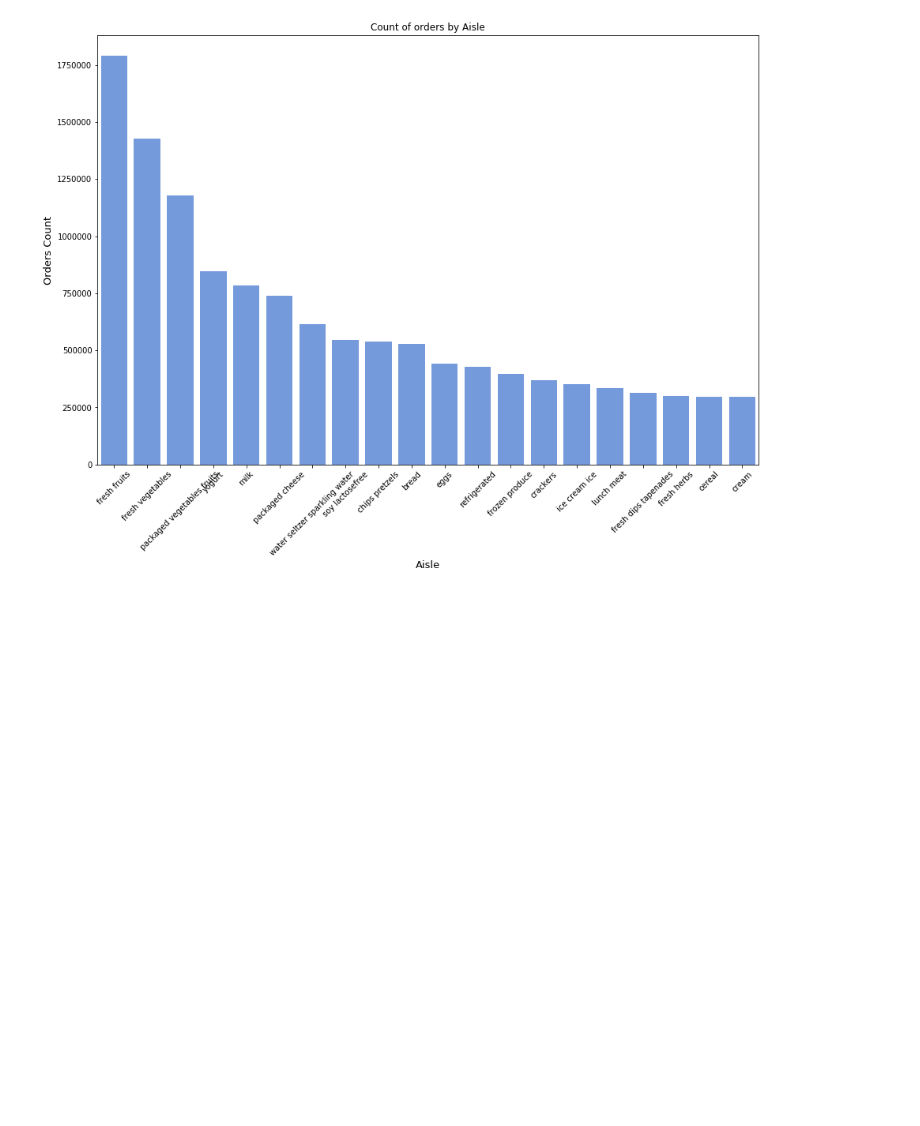
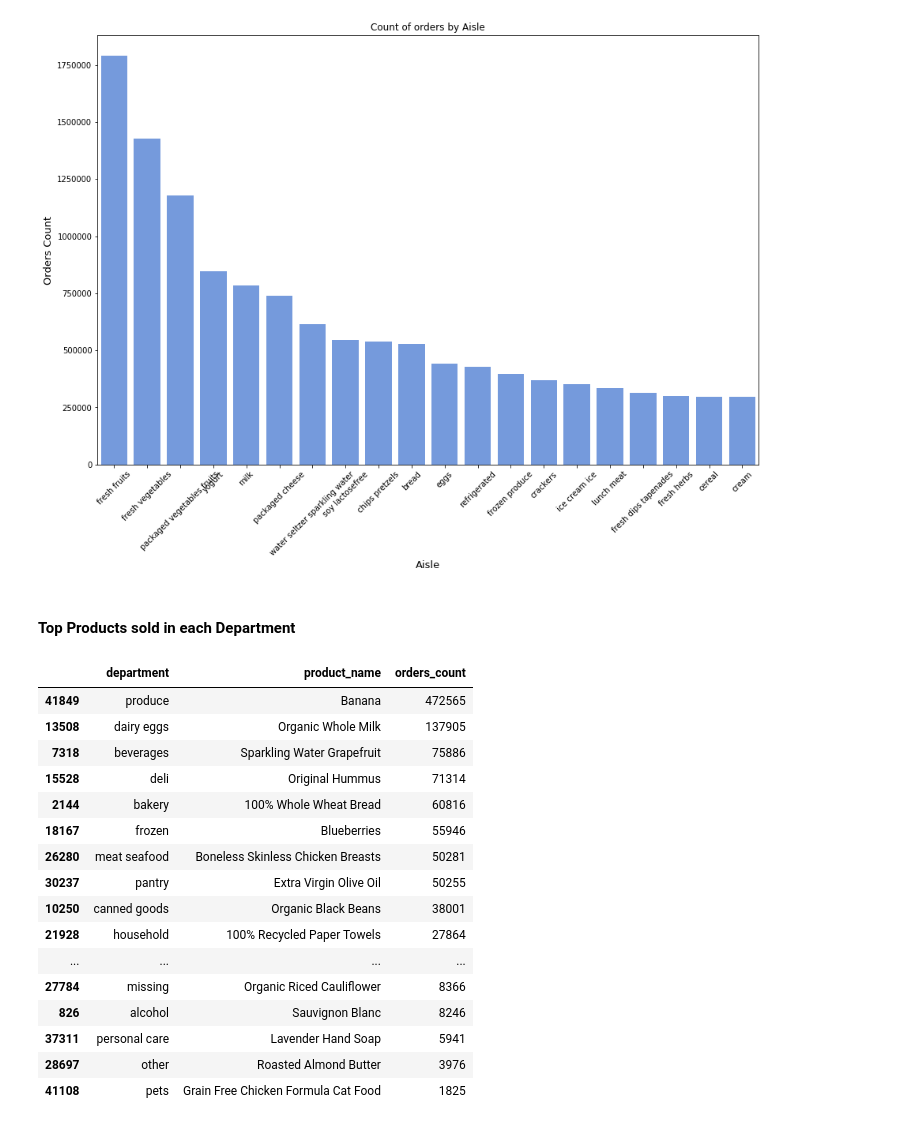
Before and after one commit to yashwanthky/Instacart_Market_Basket_Analysis, a Jupyter notebook: Data_Loading_Exploration.ipynb, the cells around one changed output. Cells and saved outputs as stored; diff of their text form; code cells hidden in the pictures; blank space fills up the shorter version.

Commit message:
Perishables Orders

```diff
--- a/Data_Loading_Exploration.ipynb
+++ b/Data_Loading_Exploration.ipynb
@@ -518,3 +518,27 @@ plt.title('Count of orders by Aisle');
 plt.xticks(rotation = 45);
 # %% [output]
 [figure]
+# %% [markdown]
+#### Top Products sold in each Department
+# %%
+orders_department_product = merged_data[['order_id', 'product_name', 'department']].drop_duplicates().groupby(by=['department', 'product_name']).agg({'order_id' : ['count']}).reset_index()
+orders_department_product.columns = ['department', 'product_name','orders_count']
+orders_department_product.sort_values(by='orders_count', ascending=False).groupby(by= ['department'], axis=0).head(1)
+# %% [output]
+|  | department | product_name | orders_count |
+| 41849 | produce | Banana | 472565 |
+| 13508 | dairy eggs | Organic Whole Milk | 137905 |
+| 7318 | beverages | Sparkling Water Grapefruit | 75886 |
+| 15528 | deli | Original Hummus | 71314 |
+| 2144 | bakery | 100% Whole Wheat Bread | 60816 |
+| 18167 | frozen | Blueberries | 55946 |
+| 26280 | meat seafood | Boneless Skinless Chicken Breasts | 50281 |
+| 30237 | pantry | Extra Virgin Olive Oil | 50255 |
+| 10250 | canned goods | Organic Black Beans | 38001 |
+| 21928 | household | 100% Recycled Paper Towels | 27864 |
+| ... | ... | ... | ... |
+| 27784 | missing | Organic Riced Cauliflower | 8366 |
+| 826 | alcohol | Sauvignon Blanc | 8246 |
+| 37311 | personal care | Lavender Hand Soap | 5941 |
+| 28697 | other | Roasted Almond Butter | 3976 |
+| 41108 | pets | Grain Free Chicken Formula Cat Food | 1825 |
```
Also changed, not shown: parts of 6 cells of this notebook.
